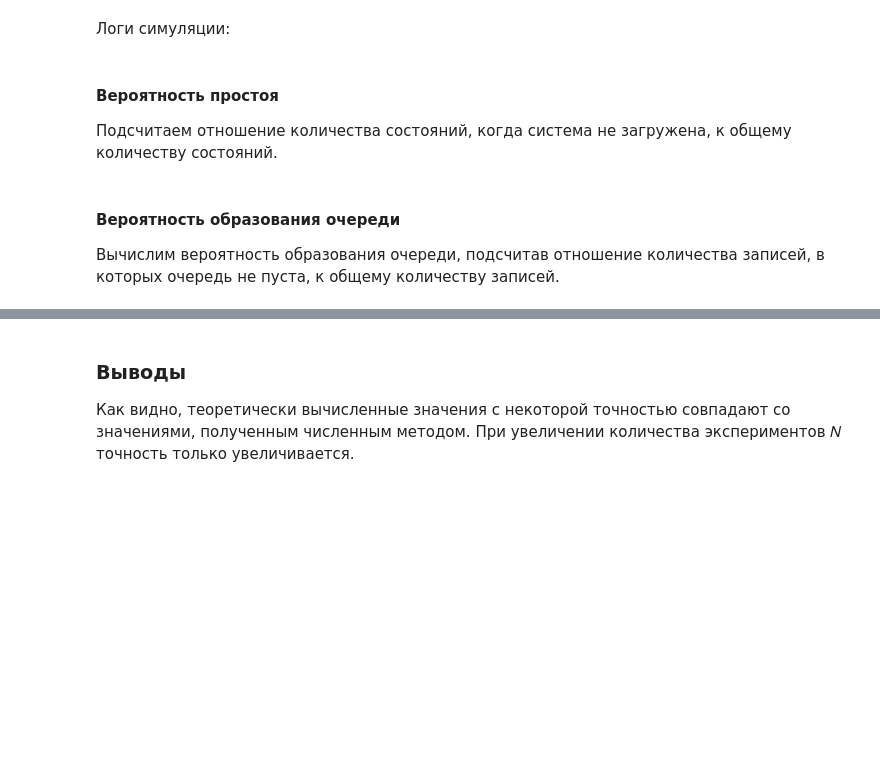
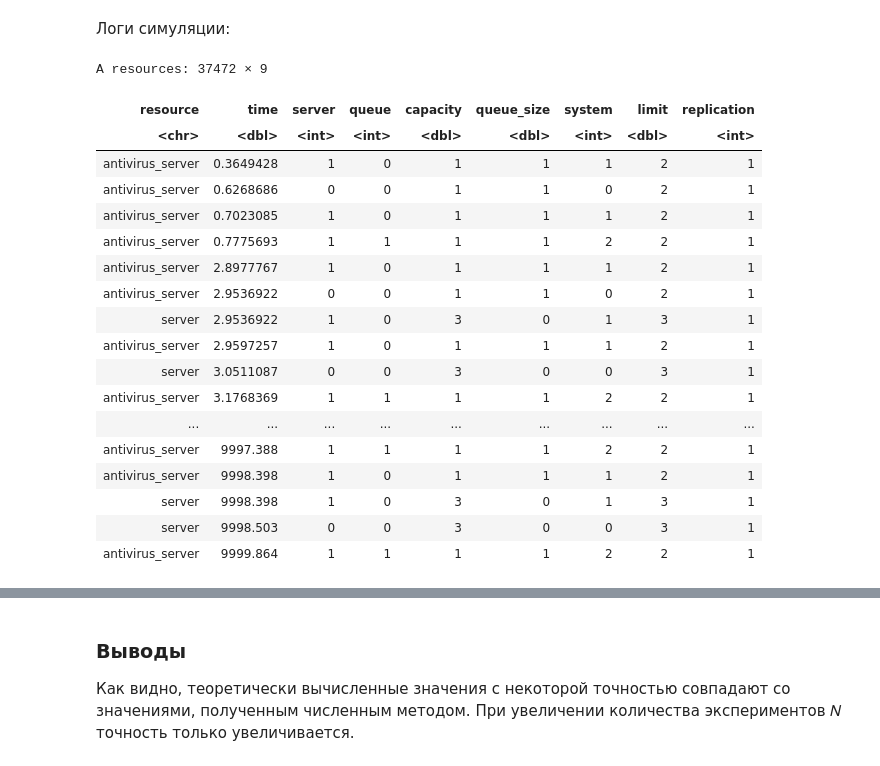
Before and after one commit to DeadlySquad13/t4-2-PerformanceAnalysis__Labs, a Jupyter notebook: Lab6/PerformanceAnalysis__Lab6.ipynb, the cells around one changed output, grey strips where cells are left out. Saved outputs shown, nothing was run; the diff lists cells and outputs as text; code cells hidden in the pictures; blank space fills up the shorter version.

```diff
--- a/Lab6/PerformanceAnalysis__Lab6.ipynb
+++ b/Lab6/PerformanceAnalysis__Lab6.ipynb
@@ -308,5 +293,5 @@ if (!require("simmer.plot")) {
 }
 library(simmer.plot)
 
-MM1m.env <- simmer("SuperDuperSim")
-MM1m.env
+env <- simmer("SuperDuperSim")
+env
@@ -398,9 +385,25 @@ arrivals
 # %% [markdown]
 Логи симуляции:
 # %%
-resources <- get_mon_resources(MM1m.env)
+resources <- get_mon_resources(env)
 resources
+# %% [output]
+A resources: 37472 × 9
+| resource | time | server | queue | capacity | queue_size | system | limit | replication |
+| <chr> | <dbl> | <int> | <int> | <dbl> | <dbl> | <int> | <dbl> | <int> |
+| antivirus_server | 0.3649428 | 1 | 0 | 1 | 1 | 1 | 2 | 1 |
+| antivirus_server | 0.6268686 | 0 | 0 | 1 | 1 | 0 | 2 | 1 |
+| antivirus_server | 0.7023085 | 1 | 0 | 1 | 1 | 1 | 2 | 1 |
+| antivirus_server | 0.7775693 | 1 | 1 | 1 | 1 | 2 | 2 | 1 |
+| antivirus_server | 2.8977767 | 1 | 0 | 1 | 1 | 1 | 2 | 1 |
+| antivirus_server | 2.9536922 | 0 | 0 | 1 | 1 | 0 | 2 | 1 |
+| server | 2.9536922 | 1 | 0 | 3 | 0 | 1 | 3 | 1 |
+| antivirus_server | 2.9597257 | 1 | 0 | 1 | 1 | 1 | 2 | 1 |
+| server | 3.0511087 | 0 | 0 | 3 | 0 | 0 | 3 | 1 |
+| antivirus_server | 3.1768369 | 1 | 1 | 1 | 1 | 2 | 2 | 1 |
+| ... | ... | ... | ... | ... | ... | ... | ... | ... |
+| antivirus_server | 9997.388 | 1 | 1 | 1 | 1 | 2 | 2 | 1 |
+| antivirus_server | 9998.398 | 1 | 0 | 1 | 1 | 1 | 2 | 1 |
+| server | 9998.398 | 1 | 0 | 3 | 0 | 1 | 3 | 1 |
+| server | 9998.503 | 0 | 0 | 3 | 0 | 0 | 3 | 1 |
+| antivirus_server | 9999.864 | 1 | 1 | 1 | 1 | 2 | 2 | 1 |
-# %% [markdown]
-#### Вероятность простоя
-Подсчитаем отношение количества состояний, когда система не загружена,
-к общему количеству состояний.
@@ -412,4 +409,0 @@ nrow(free_states) / nrow(resources)
-# %% [markdown]
-#### Вероятность образования очереди
-Вычислим вероятность образования очереди, подсчитав отношение количества записей,
-в которых очередь не пуста, к общему количеству записей.
```
Also changed, not shown: parts of 53 cells of this notebook, 1 other file.
